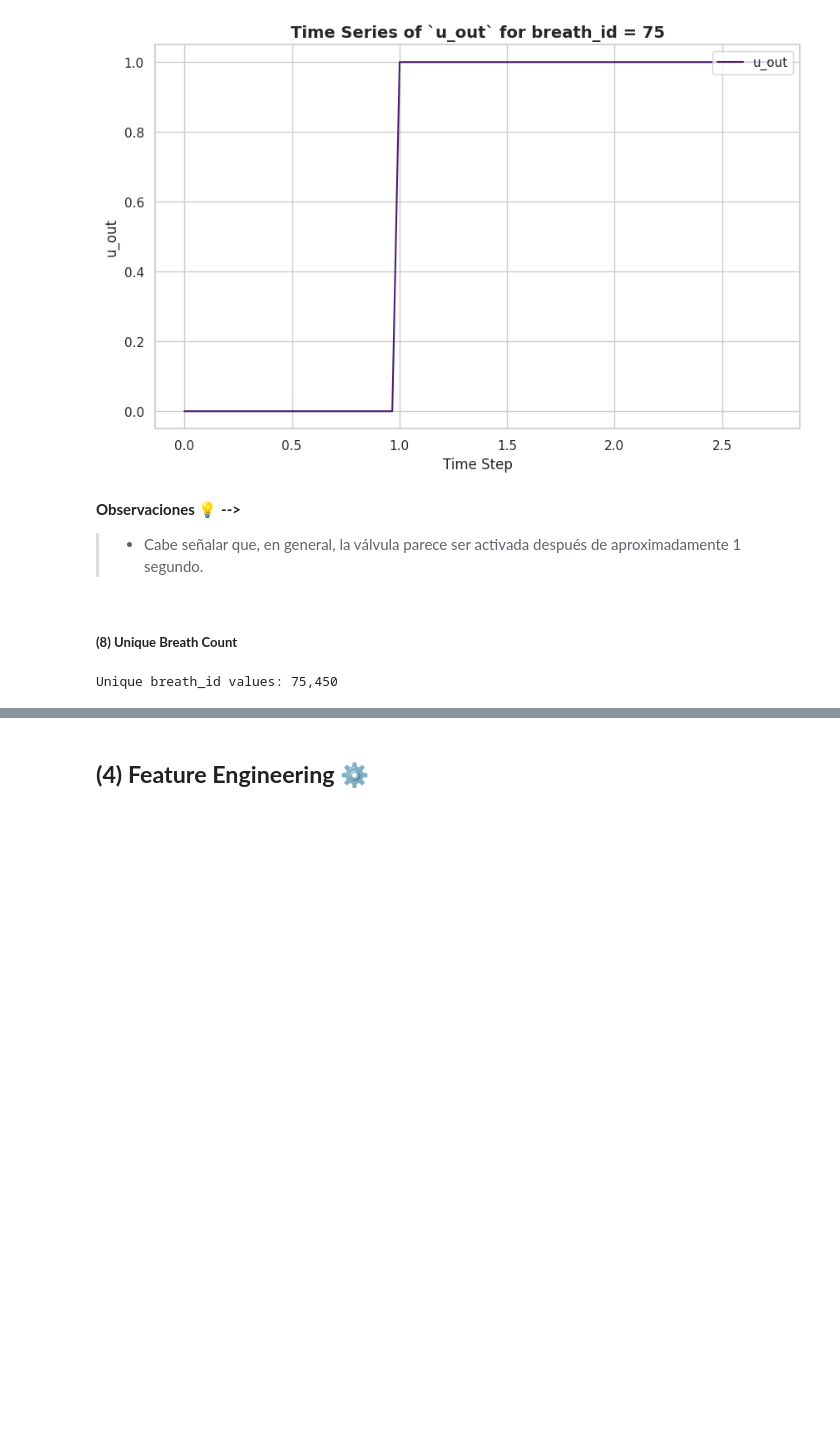
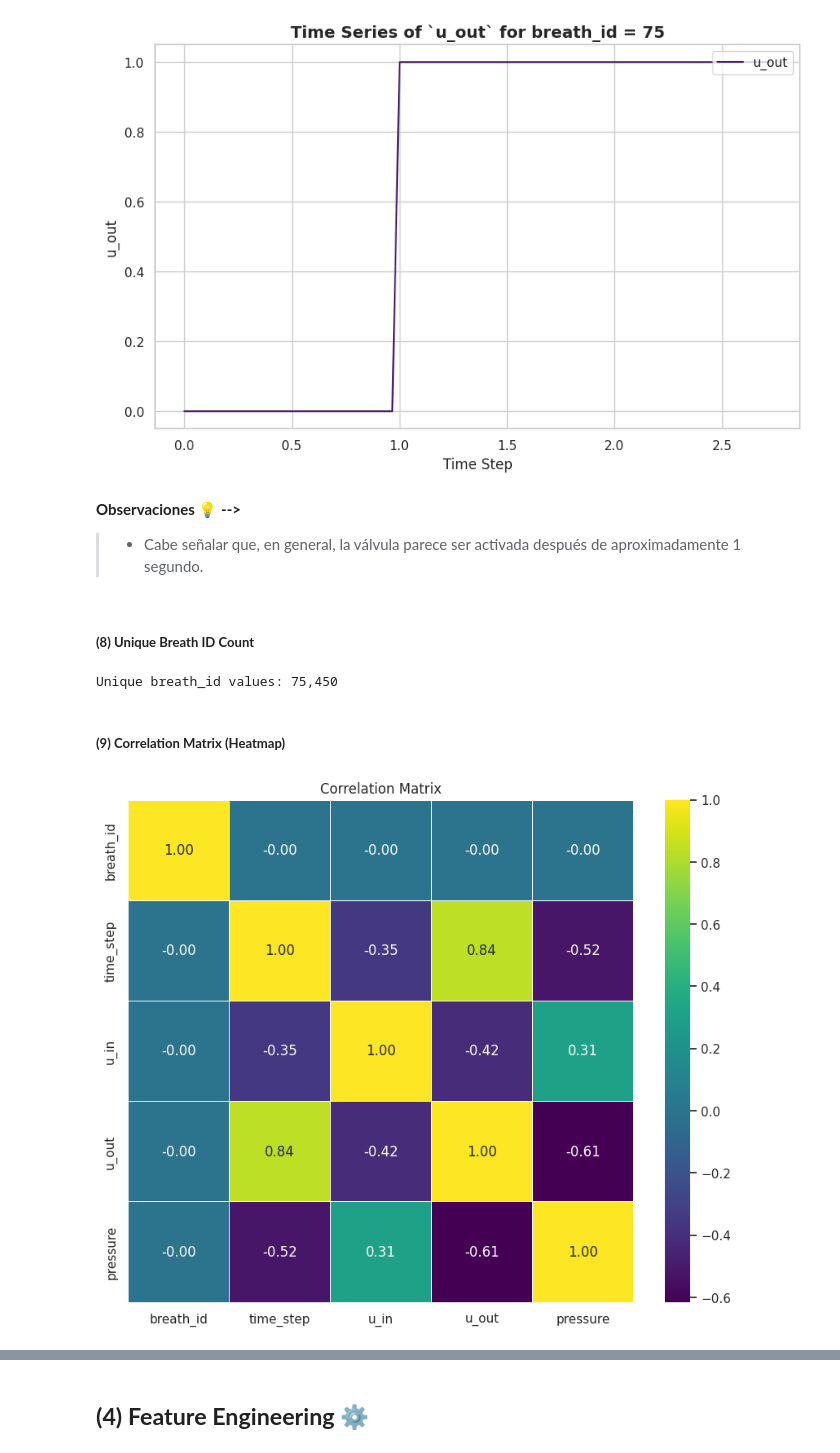
Before and after one commit to Andrea-gt/pressure-prediction, a Jupyter notebook: pressure_prediction.ipynb, the cells around one changed output, grey strips where cells are left out. Drawn from its saved outputs; the diff is of its cells as text; code cells hidden in the pictures; blank space fills up the shorter version.

Commit message:
feat: Correlation Matrix (Heatmap)

```diff
--- a/pressure_prediction.ipynb
+++ b/pressure_prediction.ipynb
@@ -515,7 +515,7 @@ tseries_by_breath(df, 'u_out', 75)
 
 > - Cabe señalar que, en general, la válvula parece ser activada después de aproximadamente 1 segundo.
 # %% [markdown]
-##### **(8) Unique Breath Count**
+##### **(8) Unique Breath ID Count**
 # %%
 # Get the unique breath_id values
 unique_breath = df['breath_id'].nunique()
@@ -524,3 +524,22 @@ unique_breath = df['breath_id'].nunique()
 print(f'Unique breath_id values: {unique_breath:,}')
 # %% [output]
 Unique breath_id values: 75,450
+# %% [markdown]
+##### **(9) Correlation Matrix (Heatmap)**
+# %%
+# Calculate the correlation matrix for numeric columns in the dataframe
+correlation_matrix = df.select_dtypes(include=['number']).corr()
+
+# Set up the matplotlib figure
+plt.figure(figsize=(10, 8))
+
+# Create a heatmap of the correlation matrix using seaborn
+sns.heatmap(correlation_matrix, annot=True, cmap='viridis', fmt='.2f', linewidths=0.5)
+
+# Set the title
+plt.title("Correlation Matrix")
+
+# Show the plot
+plt.show()
+# %% [output]
+[figure, added]
```
Also changed, not shown: parts of 1 cell of this notebook.
